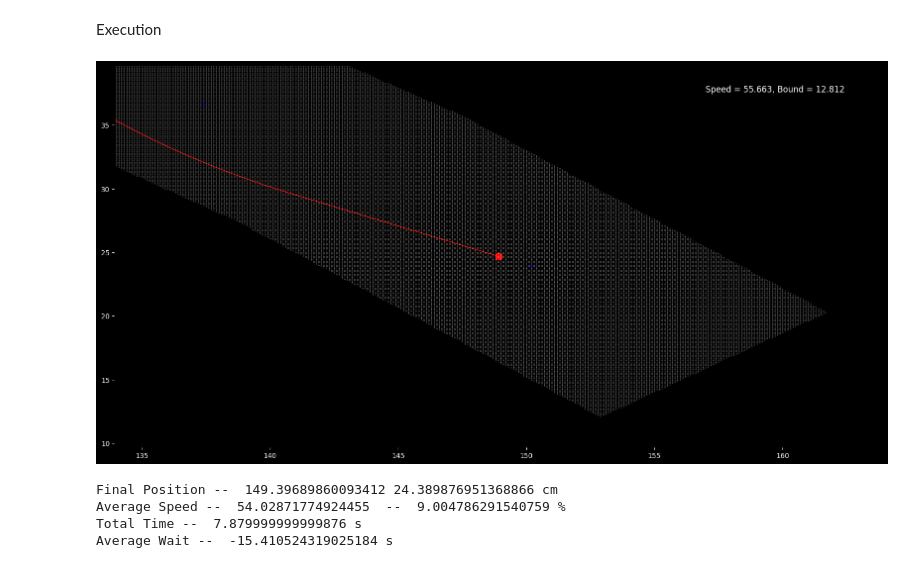
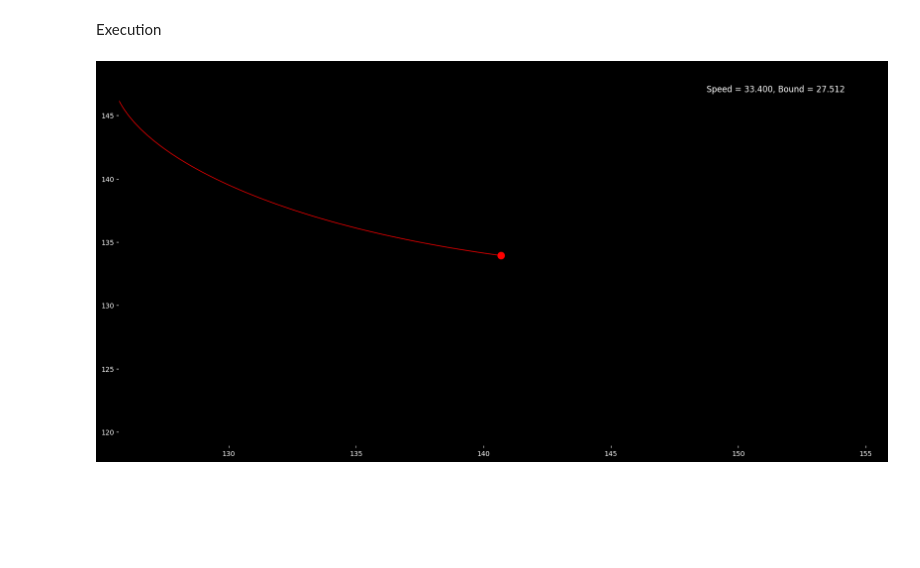
Before and after one commit to Blaze-Leo/Point-Drivator, a Jupyter notebook: point_control/live_feed/v1.ipynb, the cells around one changed output. Saved outputs shown, nothing was run; the diff lists cells and outputs as text; code cells hidden in the pictures; blank space fills up the shorter version.

```diff
--- a/point_control/live_feed/v1.ipynb
+++ b/point_control/live_feed/v1.ipynb
@@ -191,7 +191,7 @@ class MapMatrix:
         return self.shape
 
 
-map_matrix = MapMatrix(n=200)
+map_matrix = MapMatrix(n=2000)
 const_point = MapConstraints()
 # %% [markdown]
 Helper Functions
@@ -306,6 +306,7 @@ def get_path_list(min_dist):
 # %% [markdown]
 Error Calculating Fucntions
 # %%
+
 
 
 
@@ -351,9 +352,10 @@ def get_boundary_boolean(pos_x, pos_y, theta, max_dist, min_dist):
 
     bound, _ = find_intersection(pos_x,pos_y,theta,max_dist,min_dist)
 
-    return bound, bound >= (max_dist-3*min_dist)
+    return bound, bound >= (max_dist-4*min_dist)
 
 def error_calculation(pos_x, pos_y, theta,dest, max_dist, min_dist, straight_bound,max_speed,max_error_angle,alpha):
+    # max_dist=straight_bound
 
     min_angle_dev = get_angle_from_speed(max_speed,max_speed,max_error_angle, alpha)
 
@@ -375,7 +377,7 @@ def error_calculation(pos_x, pos_y, theta,dest, max_dist, min_dist, straight_bou
 
     boundary,_ = get_boundary_boolean(pos_x, pos_y, theta, straight_bound, min_dist)
 
-    for i in range(0,180,10):
+    for i in range(0,180,5):
 
         angle = (i*2*np.pi)/360.0
         delta_move = theta - dest_angle
@@ -385,9 +387,9 @@ def error_calculation(pos_x, pos_y, theta,dest, max_dist, min_dist, straight_bou
 
         if dl and dr :
 
-            if delta_move > angle :
+            if delta_move > angle:
                 dev_angle = +angle
-            elif delta_move < -angle  :
+            elif delta_move < -angle:
                 dev_angle = -angle
 
         elif dl:
@@ -482,6 +484,7 @@ class PID:
 # %% [markdown]
 Simulator Function
 # %%
+
 
 def simulate_particle(max_speed=10, acceleration = 5.0,speed_up_ratio=1.0, t_accident=2.0, delta_time=0.0, start_point=(0, 0), start_angle=0, min_dist=0.1,
                     fps=20, y_axis=True, show_gif=False, x_bound=5, y_bound=5,stab_dist=0.5, max_trail=500, boundary=25, gear_alpha=0.015):
@@ -565,7 +568,8 @@ def simulate_particle(max_speed=10, acceleration = 5.0,speed_up_ratio=1.0, t_acc
 
         straight_bound = (speed**2)/(2*acceleration)
 
-        error_angle,bound,dest_index = error_calculation(pos_x, pos_y, angle,dest_index, boundary, min_dist, straight_bound,max_speed,max_error_angle,alpha=gear_alpha)
+        error_angle,bound,dest_index = error_calculation(pos_x, pos_y, angle,dest_index, boundary,
+                                                        min_dist, straight_bound,max_speed,max_error_angle,alpha=gear_alpha)
 
         probable_speed = 0
         if bound > (straight_bound - 4*min_dist):
@@ -730,37 +734,33 @@ Execution
 # %%
 start_point = create_map(generate=False)
 # start_point=(10,0)
 
 accuracy_dist = 0.1
 
-target_speed = 300
+target_speed = 200
 
-vel = 600
+vel = 100
 
 acceleration = vel/5
 
 straight_bound = np.ceil((vel**2)/(2*acceleration))
 
 simulate_particle(max_speed=vel,
                 gear_alpha=0.01,
                 acceleration=acceleration,
                 speed_up_ratio=target_speed/vel,
                 delta_time=0.01,
                 t_accident=0,
                 start_point=start_point,
                 start_angle=45,
                 min_dist=accuracy_dist,
                 fps=25,
                 y_axis=True,
                 show_gif=True,
                 x_bound=15,
                 y_bound=15,
-                stab_dist=1,
+                stab_dist=3,
                 max_trail=100,
                 boundary=4)
 # %% [output]
-[figure, old version]
+[figure, new version]
-Final Position --  149.39689860093412 24.389876951368866 cm
-Average Speed --  54.02871774924455  --  9.004786291540759 %
-Total Time --  7.879999999999876 s
-Average Wait --  -15.410524319025184 s
```
Also changed, not shown: 4 other files.
